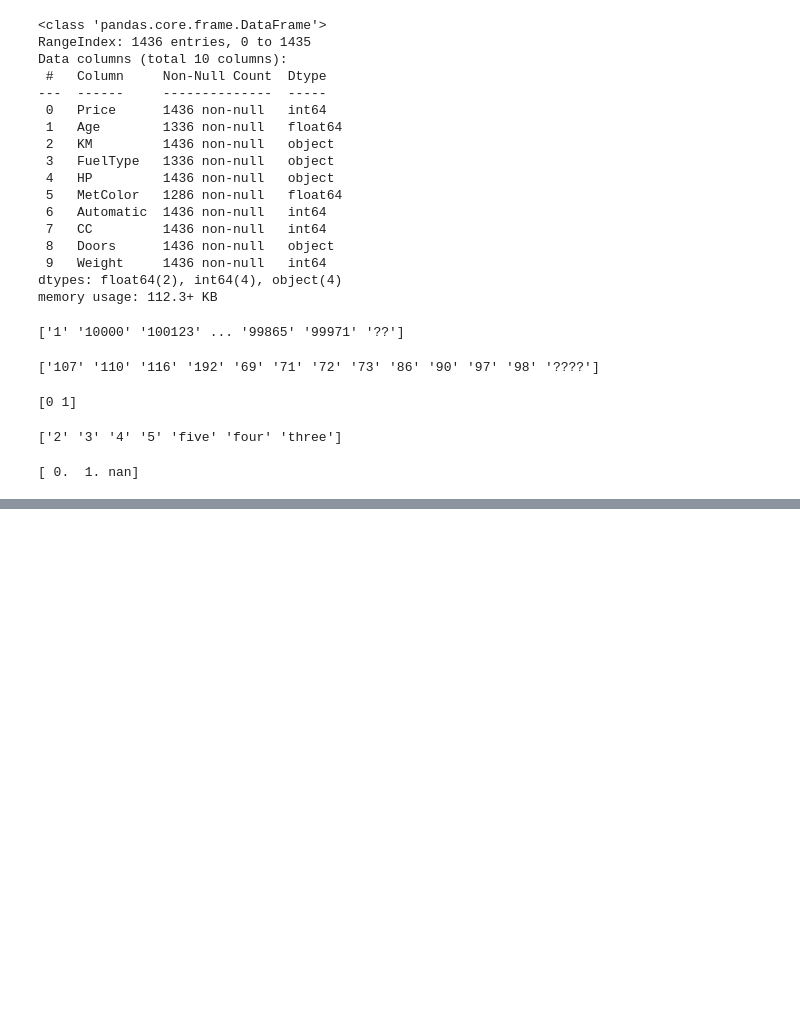
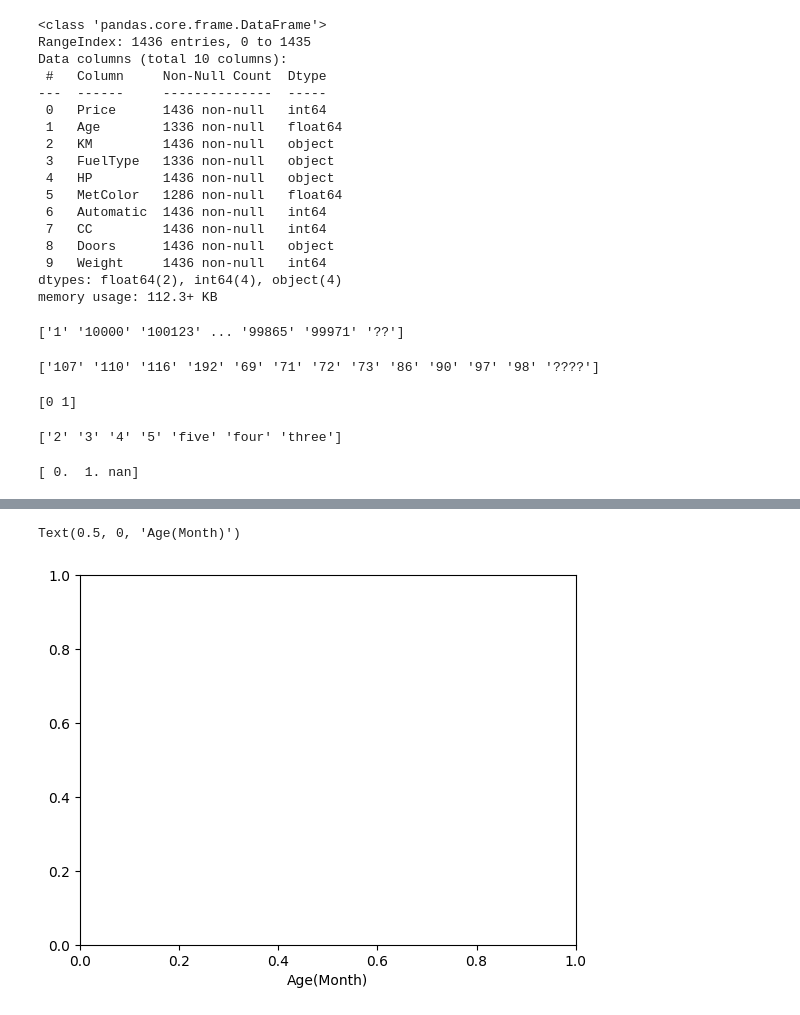
Before and after one commit to Atangajoshua290/data_analytics_python, a Jupyter notebook: reading_data.ipynb, the cells around one changed output, grey strips where cells are left out. Saved outputs shown, nothing was run; the diff lists cells and outputs as text; code cells hidden in the pictures; blank space fills up the shorter version.

```diff
--- a/reading_data.ipynb
+++ b/reading_data.ipynb
@@ -436,0 +773,7 @@ print(np.unique(df["MetColor"]))
+# %%
+#changing the lable for x-axixs
+
+plt.xlabel('Age(Month)')
+# %% [output]
+Text(0.5, 0, 'Age(Month)')
+[figure, added]
```
Also changed, not shown: parts of 55 cells of this notebook, 3 other files.
